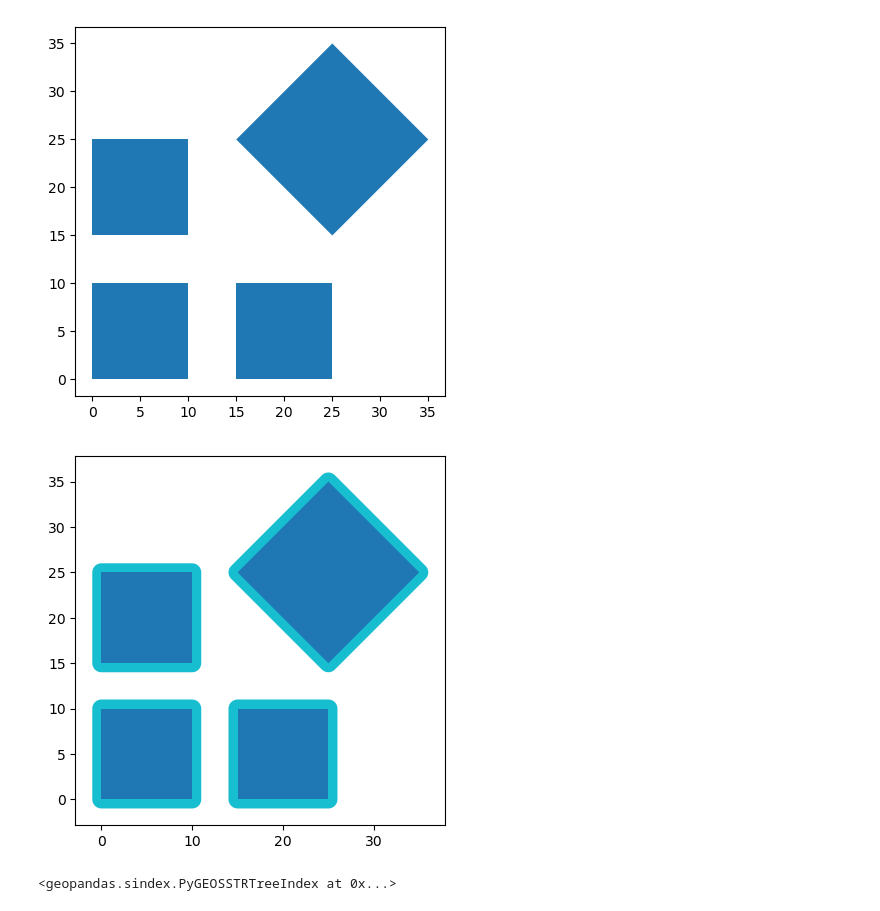
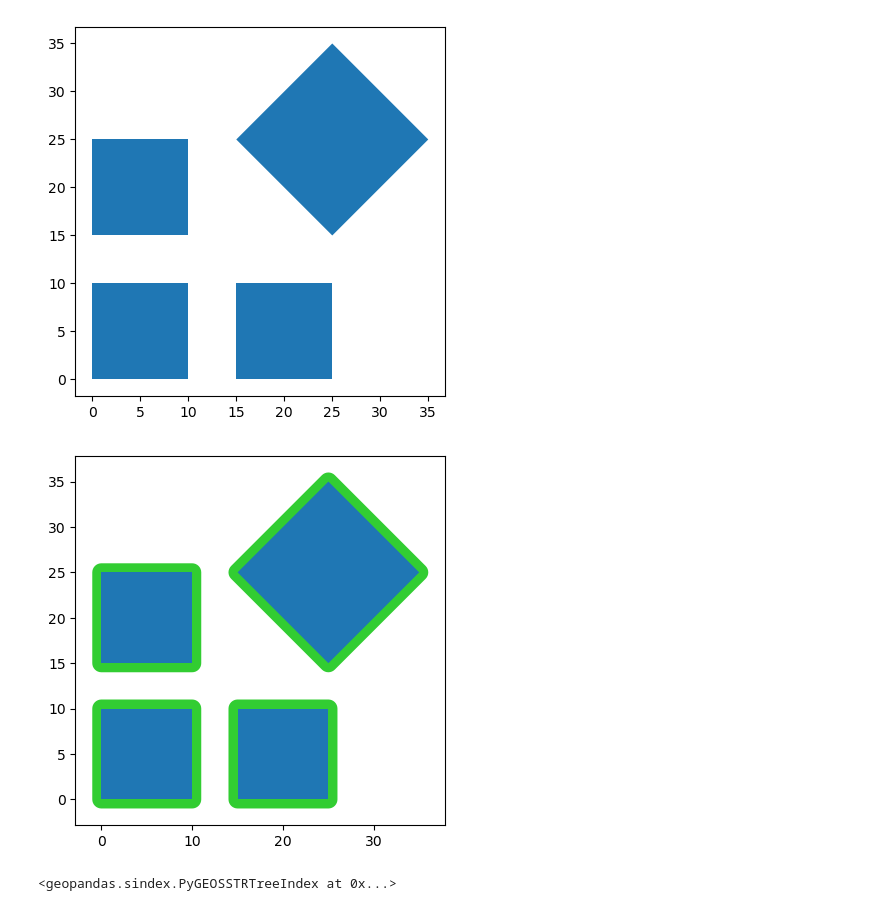
Before and after one commit to Francesco-Ghizzo/GIS, a Jupyter notebook: Shapely/shapely.object.difference.ipynb, the cells around one changed output. Saved outputs shown, nothing was run; the diff lists cells and outputs as text; code cells hidden in the pictures.

```diff
--- a/Shapely/shapely.object.difference.ipynb
+++ b/Shapely/shapely.object.difference.ipynb
@@ -44,11 +51,11 @@ with fiona.open(input_filename, mode='r', layer=input_layer2) as layer2:
 	layer2_geoseries = geopandas.GeoSeries(layer2_polygons)		# list of polygons to GeoSeries
 # %%
 fig, ax = plt.subplots()
-layer2_geoseries.plot(ax=ax, color='tab:cyan')
+layer2_geoseries.plot(ax=ax, color='limegreen')
 layer1_geoseries.plot(ax=ax, color='tab:blue')
 plt.show()
 # %% [output]
-[figure, old version]
+[figure, new version]
 # %%
 layer1_geoseries.sindex		# create spatial index
 
```
Also changed, not shown: parts of 4 cells of this notebook.
